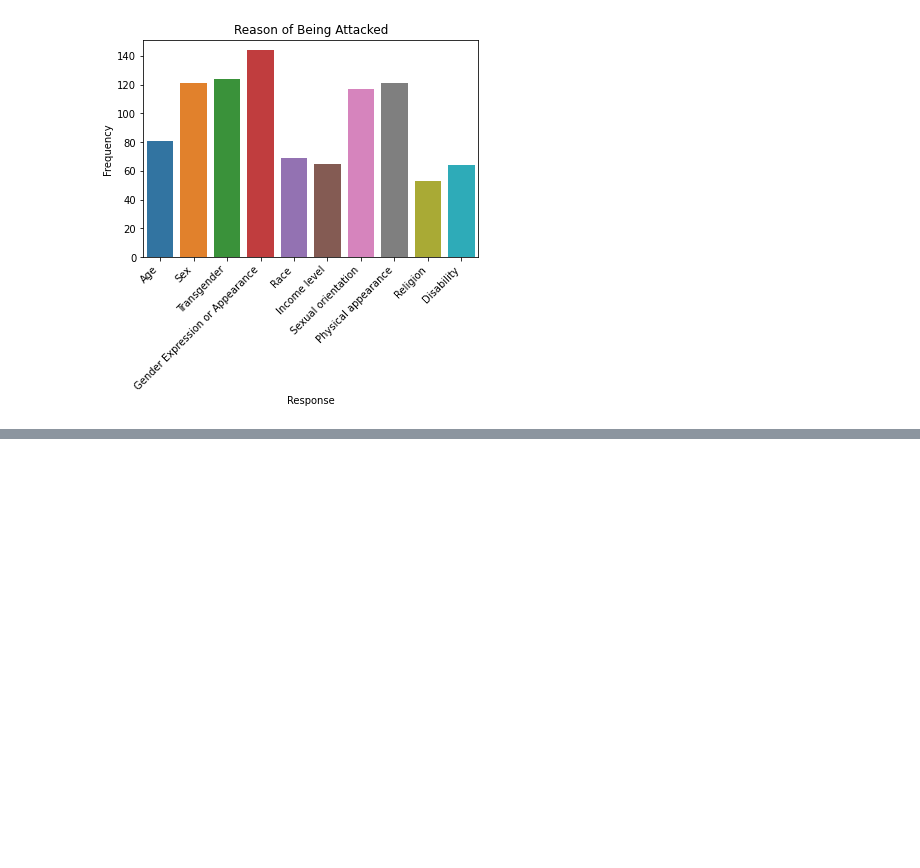
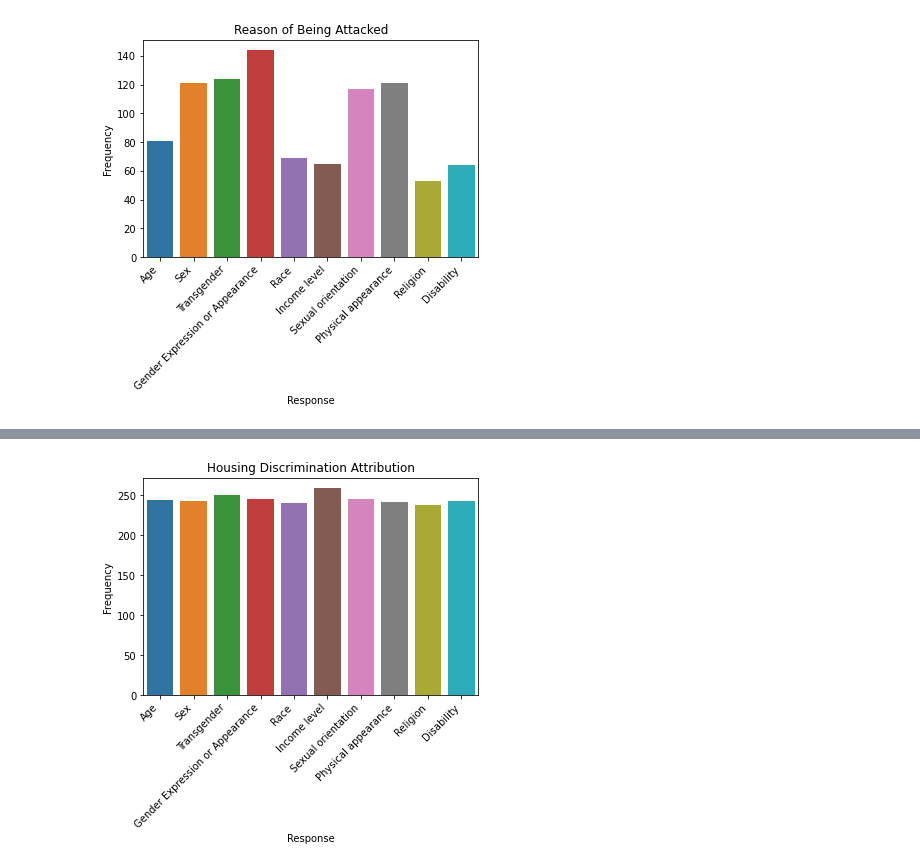
Before and after one commit to c6shi/dds_transgender, a Jupyter notebook: Victimization_Discrimination.ipynb, the cells around one changed output, grey strips where cells are left out. Saved outputs shown, nothing was run; the diff lists cells and outputs as text; code cells hidden in the pictures; blank space fills up the shorter version.

```diff
--- a/Victimization_Discrimination.ipynb
+++ b/Victimization_Discrimination.ipynb
@@ -146,0 +153,19 @@ plt.show()
+# %%
+housing = transpop[['Q168_1','Q168_2','Q168_3','Q168_4','Q168_5','Q168_6',
+               'Q168_7','Q168_8','Q168_9','Q168_10']]
+# %%
+total_housing = {}
+for col in housing.columns:
+    total_housing[col]= sum(housing[col]!=' ')
+# %%
+sns.barplot(x=list(total_housing.keys()), y=list(total_housing.values()))
+
+plt.xlabel('Response')
+plt.ylabel('Frequency')
+plt.title('Housing Discrimination Attribution')
+plt.xticks(rotation=45)
+plt.gca().set_xticklabels(factors, rotation=45, ha='right')
+
+plt.show()
+# %% [output]
+[figure, added]
```
Also changed, not shown: parts of 18 cells of this notebook.
